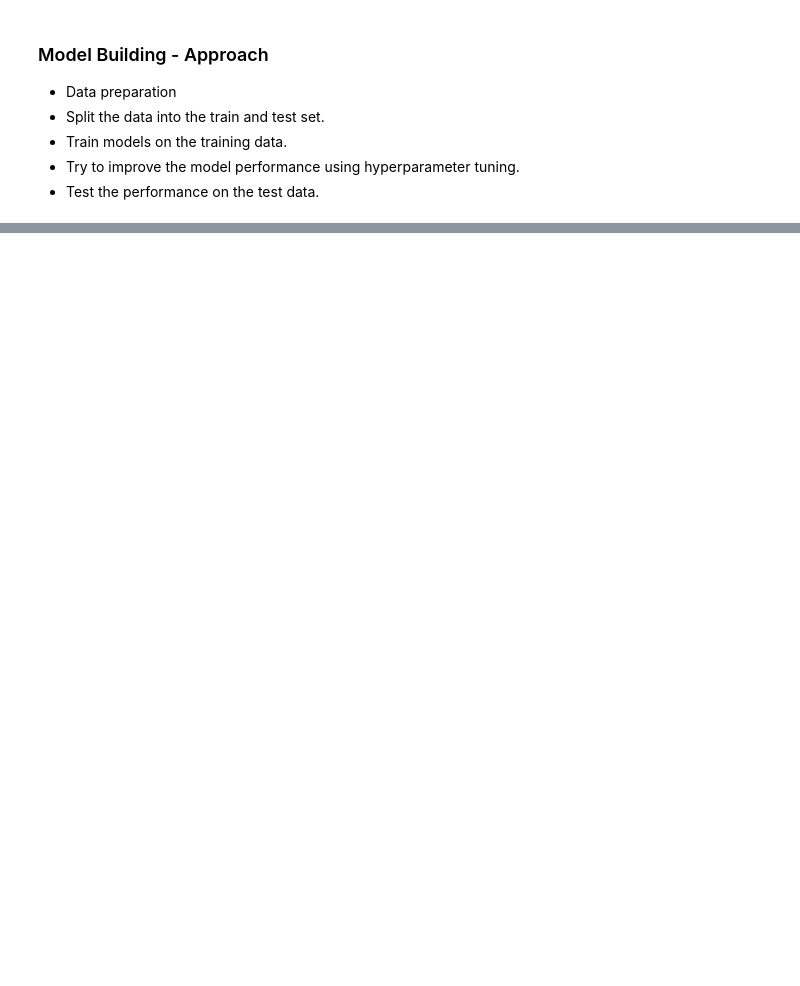
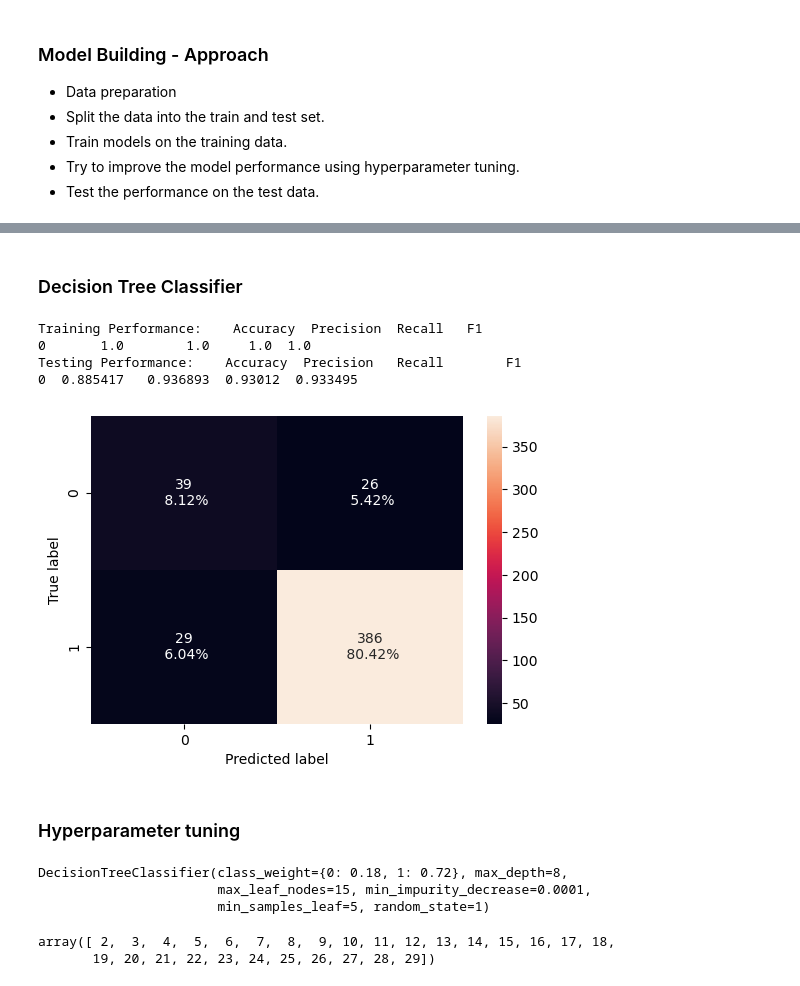
Before and after one commit to poonampal/AIML, a Jupyter notebook: Ensemble Technique/Ensemble_Boosting.ipynb, the cells around one changed output, grey strips where cells are left out. Cells and saved outputs as stored; diff of their text form; code cells hidden in the pictures; blank space fills up the shorter version.

```diff
--- a/Ensemble Technique/Ensemble_Boosting.ipynb
+++ b/Ensemble Technique/Ensemble_Boosting.ipynb
@@ -120,3 +132,10 @@ df.describe()
 - Train models on the training data.
 - Try to improve the model performance using hyperparameter tuning.
 - Test the performance on the test data.
+# %%
+df.drop(['quality'], inplace=True, axis=1)
+X = df.drop(['quality_class'], axis=1)
+y = df['quality_class'].apply(lambda x:0 if x=="non-premium" else 1)
+# %%
+X_train, X_test, y_train, y_test = train_test_split(X,y, test_size=0.3,stratify=y, random_state=1)
+X_train.shape, X_test.shape
@@ -122,0 +160,72 @@ df.describe()
+# %%
+def model_performance_classification_sklearn(model, predictors, target):
+    pred = model.predict(predictors)
+
+    acc = accuracy_score(target, pred)
+    precision = precision_score(target, pred)
+    recall = recall_score(target, pred)
+    f1 = f1_score(target, pred)
+
+    df_perf = pd.DataFrame({"Accuracy": acc, "Precision": precision, "Recall": recall, "F1": f1}, index = [0],)
+
+    return df_perf
+# %%
+def confusion_matrix_sklearn(model, predictors, target):
+    pred = model.predict(predictors)
+    cm = confusion_matrix(target, pred)
+    labels = np.asarray([
+        ["{0:0.0f}".format(item) + "\n {0:.2%}".format(item/cm.flatten().sum())]
+        for item in cm.flatten()
+    ]).reshape(2,2)
+    plt.figure(figsize=(6, 4))
+    sns.heatmap(cm, annot=labels, fmt="")
+    plt.ylabel("True label")
+    plt.xlabel("Predicted label")
+# %% [markdown]
+### Decision Tree Classifier
+# %%
+d_tree = DecisionTreeClassifier(random_state=1)
+d_tree.fit(X_train, y_train)
+
+
+d_tree_model_train_perf = model_performance_classification_sklearn(d_tree, X_train, y_train)
+d_tree_model_test_perf = model_performance_classification_sklearn(d_tree, X_test, y_test)
+
+print("Training Performance:", d_tree_model_train_perf)
+print("Testing Performance:", d_tree_model_test_perf)
+
+confusion_matrix_sklearn(d_tree, X_test, y_test)
+# %% [output]
+Training Performance:    Accuracy  Precision  Recall   F1
+0       1.0        1.0     1.0  1.0
+Testing Performance:    Accuracy  Precision   Recall        F1
+0  0.885417   0.936893  0.93012  0.933495
+[figure, added]
+# %% [markdown]
+### Hyperparameter tuning
+# %%
+dtree_estimator = DecisionTreeClassifier(class_weight={0:0.18, 1:0.72}, random_state=1)
+parameters = {
+    "max_depth": np.arange(2, 30),
+    "min_samples_leaf": [1, 2, 5, 7, 10],
+    "max_leaf_nodes":  [2, 3, 5, 10, 15],
+    "min_impurity_decrease": [0.0001, 0.001, 0.01, 0.1]
+}
+
+scorer = metrics.make_scorer(metrics.f1_score)
+
+grid_obj = GridSearchCV(dtree_estimator, parameters, scoring = scorer, n_jobs =-1)
+grid_obj = grid_obj.fit(X_train, y_train)
+
+dtree_estimator = grid_obj.best_estimator_
+
+dtree_estimator.fit(X_train, y_train)
+# %% [output]
+DecisionTreeClassifier(class_weight={0: 0.18, 1: 0.72}, max_depth=8,
+                       max_leaf_nodes=15, min_impurity_decrease=0.0001,
+                       min_samples_leaf=5, random_state=1)
+# %%
+np.arange(2,30)
+# %% [output]
+array([ 2,  3,  4,  5,  6,  7,  8,  9, 10, 11, 12, 13, 14, 15, 16, 17, 18,
+       19, 20, 21, 22, 23, 24, 25, 26, 27, 28, 29])
```
Also changed, not shown: parts of 39 cells of this notebook.
